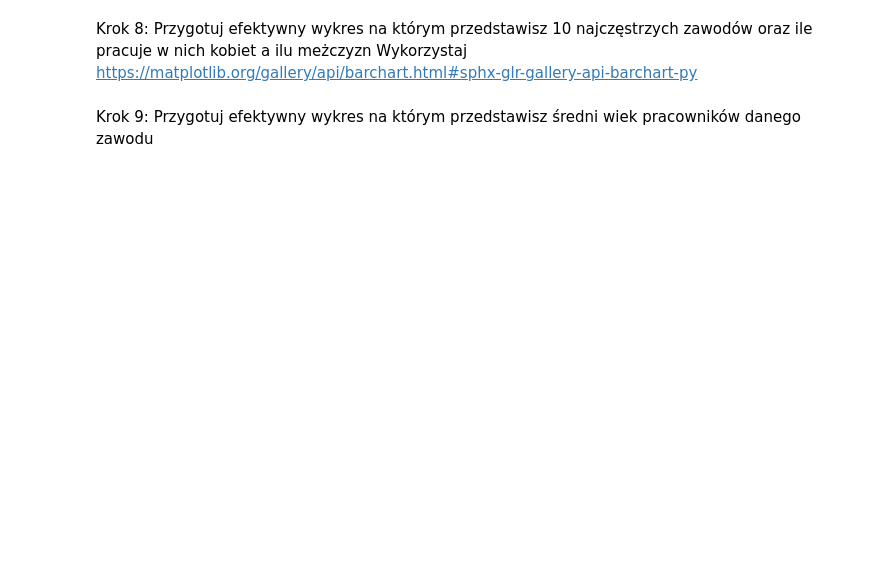
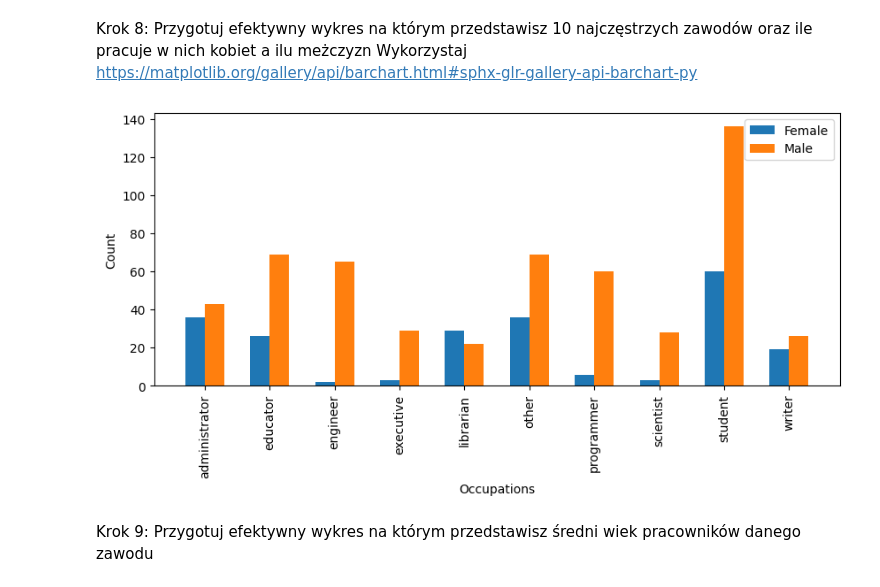
Before and after one commit to Frang84/effective_python, a Jupyter notebook: lab12.ipynb, the cells around one changed output. Cells and saved outputs as stored; diff of their text form; code cells hidden in the pictures; blank space fills up the shorter version.

```diff
--- a/lab12.ipynb
+++ b/lab12.ipynb
@@ -172,5 +254,26 @@ Przygotuj dwa wykresy:
 # %% [markdown]
 Krok 8: Przygotuj efektywny wykres na którym przedstawisz 10 najczęstrzych zawodów oraz ile pracuje w nich kobiet a ilu meżczyzn
 Wykorzystaj https://matplotlib.org/gallery/api/barchart.html#sphx-glr-gallery-api-barchart-py
+# %%
+df_top_10 = df[df['occupation'].isin(df['occupation'].value_counts().head(10).index.tolist())]
+gender_counts = df_top_10.groupby(['occupation', 'gender']).size().unstack(fill_value=0)
+
+plt.figure(figsize=(10, 4))
+
+bar_width = 0.3
+index = range(len(gender_counts))
+
+plt.bar(index, gender_counts['F'], bar_width, label='Female')
+plt.bar([i + bar_width for i in index], gender_counts['M'], bar_width, label='Male')
+plt.xticks([i + bar_width / 2 for i in index], gender_counts.index, rotation=90)
+
+plt.xlabel('Occupations')
+plt.ylabel('Count')
+plt.title('')
+plt.legend()
+
+plt.show()
+# %% [output]
+[figure, added]
 # %% [markdown]
 Krok 9: Przygotuj efektywny wykres na którym przedstawisz średni wiek pracowników danego zawodu
```
Also changed, not shown: parts of 12 cells of this notebook, 2 other files.
